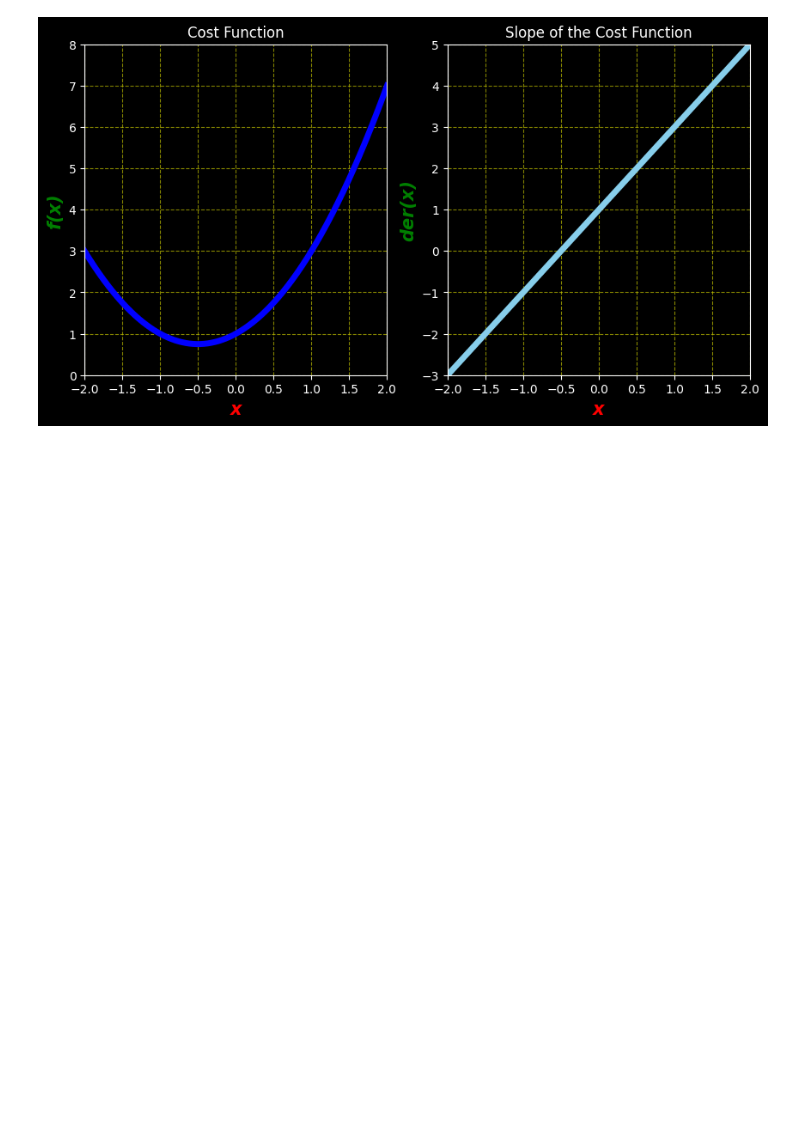
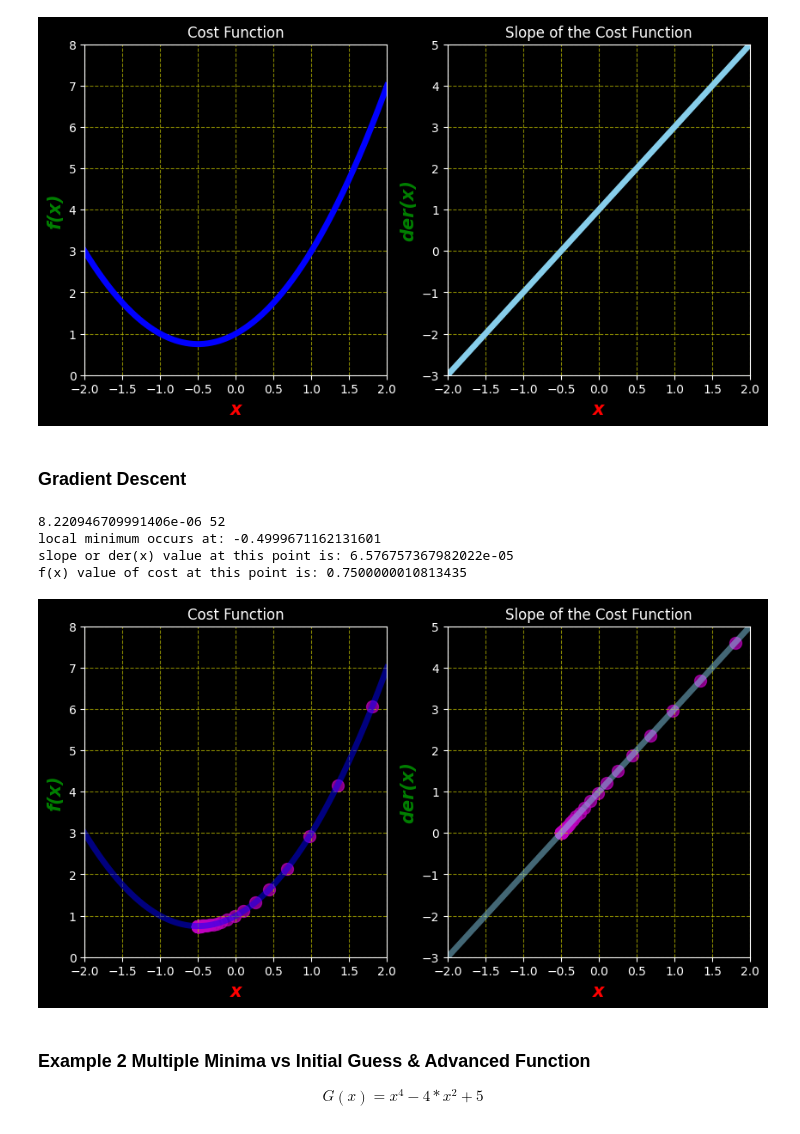
Before and after one commit to khushalpapnai/GEN-AI, a Jupyter notebook: DS - ML - AI - gen/Algorithm/gradientDescent.ipynb, the cells around one changed output. Saved outputs shown, nothing was run; the diff lists cells and outputs as text; code cells hidden in the pictures; blank space fills up the shorter version.

```diff
--- a/DS - ML - AI - gen/Algorithm/gradientDescent.ipynb
+++ b/DS - ML - AI - gen/Algorithm/gradientDescent.ipynb
@@ -73,3 +75,82 @@ pyl.grid(True)
 pyl.show()
 # %% [output]
 [figure]
+# %% [markdown]
+### Gradient Descent
+# %%
+ # Gradient Descent
+new_x = 4
+step_multiplier = 0.1
+precision = 0.00001
+
+x_list = [new_x]
+slope_list = [der(new_x)]
+
+
+for n in range(500):
+    pre_x = new_x
+    gradient = der(pre_x)
+    new_x = pre_x - step_multiplier * gradient
+
+    x_list.append(new_x)
+    slope_list.append(der(new_x))
+
+    step_size = abs(new_x - pre_x)
+    if step_size < precision:
+        print(step_size,n)
+        break
+
+print("local minimum occurs at:", new_x)
+print("slope or der(x) value at this point is:", der(new_x))
+print("f(x) value of cost at this point is:", f(new_x))
+# %% [output]
+8.220946709991406e-06 52
+local minimum occurs at: -0.4999671162131601
+slope or der(x) value at this point is: 6.576757367982022e-05
+f(x) value of cost at this point is: 0.7500000010813435
+# %%
+# Superimpose gradient decent calculation on plot
+
+pyl.figure(figsize=[10,5])
+
+
+# Cost Function
+pyl.subplot(1,2,1)
+pyl.xlim(-2,2)
+pyl.ylim(0,8)
+pyl.title("Cost Function")
+pyl.xlabel("x",fontsize = 15, fontweight="bold", color = "red", fontstyle = "italic" )
+pyl.ylabel("f(x)",fontsize = 15, fontweight="bold", color = "green", fontstyle="italic")
+pyl.style.use('dark_background')
+pyl.style.use('dark_background')
+pyl.rcParams['grid.linestyle'] = '--'
+pyl.rcParams['grid.alpha'] = 0.7
+pyl.rcParams["grid.color"] = "y"
+pyl.grid(True)
+pyl.plot(data1,f(data1),color = "blue",linewidth = 5,alpha = 0.5)
+values = np.array(x_list)
+pyl.scatter(values,f(values),color = "m",s = 100,alpha = 0.7)
+
+
+# Derivative
+pyl.subplot(1,2,2)
+pyl.xlim(-2,2)
+pyl.ylim(-3,5)
+pyl.title("Slope of the Cost Function")
+pyl.xlabel("x",fontsize = 15, fontweight="bold", color = "red", fontstyle = "italic" )
+pyl.ylabel("der(x)",fontsize = 15, fontweight="bold", color = "green", fontstyle="italic")
+pyl.style.use('dark_background')
+pyl.style.use('dark_background')
+pyl.rcParams['grid.linestyle'] = '--'
+pyl.rcParams['grid.alpha'] = 0.7
+pyl.rcParams["grid.color"] = "y"
+pyl.plot(data1,der(data1),color = "skyblue",linewidth = 5,alpha = 0.5)
+pyl.scatter(x_list,slope_list, color = "m",s = 100,alpha=0.7)
+
+pyl.grid(True)
+pyl.show()
+# %% [output]
+[figure, added]
+# %% [markdown]
+### Example 2 Multiple Minima vs Initial Guess & Advanced Function
+$$ G(x) = x^4 - 4*x^2 + 5 $$
```
Also changed, not shown: parts of 19 cells of this notebook.
